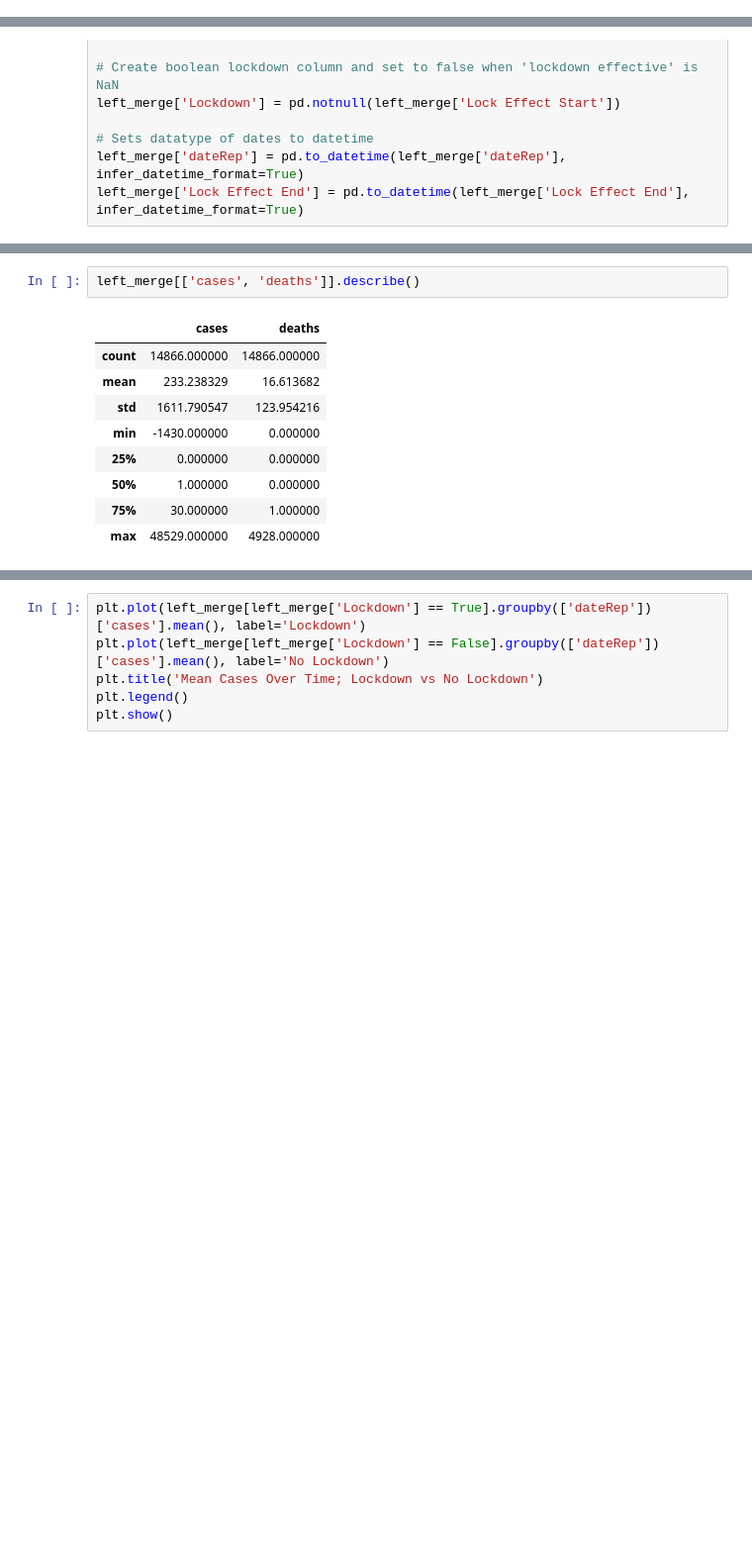
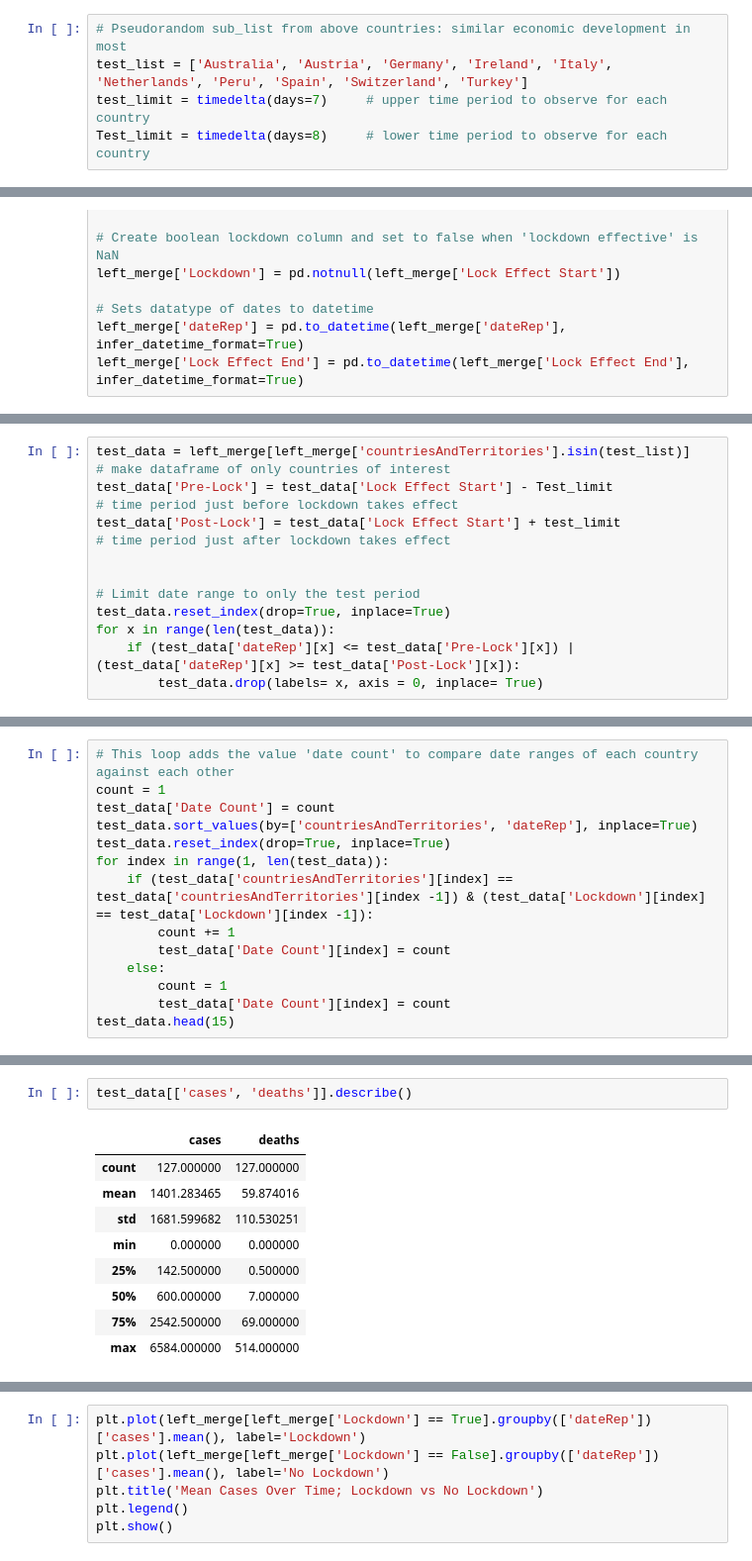
Before and after one commit to RPerron91/Lockdown-Efficacy, a Jupyter notebook: capstone1_notebook.ipynb, the cells around one changed output, grey strips where cells are left out. Shown: that part at 99% size. Cells and saved outputs as stored; diff of their text form; blank space fills up the shorter version.

```diff
--- a/capstone1_notebook.ipynb
+++ b/capstone1_notebook.ipynb
@@ -57,3 +82,8 @@ lock_data.head()
+# %%
+# Pseudorandom sub_list from above countries: similar economic development in most
+test_list = ['Australia', 'Austria', 'Germany', 'Ireland', 'Italy', 'Netherlands', 'Peru', 'Spain', 'Switzerland', 'Turkey']
+test_limit = timedelta(days=7)     # upper time period to observe for each country
+Test_limit = timedelta(days=8)     # lower time period to observe for each country
 # %%
 # Save Worldwide Covid data to dataframe
 cov_link = 'data/world_covid.csv'
@@ -107,3 +174,14 @@ left_merge.tail(50)
 | 14863 | Zimbabwe | 2020-03-23 | 0 | 0 | 14439018.0 | 2020-04-04 | 2020-05-07 | ... |
 | 14864 | Zimbabwe | 2020-03-22 | 1 | 0 | 14439018.0 | 2020-04-04 | 2020-05-07 | ... |
 | 14865 | Zimbabwe | 2020-03-21 | 1 | 0 | 14439018.0 | 2020-04-04 | 2020-05-07 | ... |
+# %%
+test_data = left_merge[left_merge['countriesAndTerritories'].isin(test_list)]    # make dataframe of only countries of interest
+test_data['Pre-Lock'] = test_data['Lock Effect Start'] - Test_limit              # time period just before lockdown takes effect
+test_data['Post-Lock'] = test_data['Lock Effect Start'] + test_limit             # time period just after lockdown takes effect
+
+
+# Limit date range to only the test period
+test_data.reset_index(drop=True, inplace=True)
+for x in range(len(test_data)):
+    if (test_data['dateRep'][x] <= test_data['Pre-Lock'][x]) | (test_data['dateRep'][x] >= test_data['Post-Lock'][x]):
+        test_data.drop(labels= x, axis = 0, inplace= True)
@@ -109,0 +203,14 @@ left_merge.tail(50)
+# %%
+# This loop adds the value 'date count' to compare date ranges of each country against each other
+count = 1
+test_data['Date Count'] = count
+test_data.sort_values(by=['countriesAndTerritories', 'dateRep'], inplace=True)
+test_data.reset_index(drop=True, inplace=True)
+for index in range(1, len(test_data)):
+    if (test_data['countriesAndTerritories'][index] == test_data['countriesAndTerritories'][index -1]) & (test_data['Lockdown'][index] == test_data['Lockdown'][index -1]):
+        count += 1
+        test_data['Date Count'][index] = count
+    else:
+        count = 1
+        test_data['Date Count'][index] = count
+test_data.head(15)
@@ -152,12 +303,12 @@ group_mean.head(15)
 # %%
-left_merge[['cases', 'deaths']].describe()
+test_data[['cases', 'deaths']].describe()
 # %% [output]
 |  | cases | deaths |
-| count | 14866.000000 | 14866.000000 |
-| mean | 233.238329 | 16.613682 |
-| std | 1611.790547 | 123.954216 |
-| min | -1430.000000 | 0.000000 |
-| 25% | 0.000000 | 0.000000 |
-| 50% | 1.000000 | 0.000000 |
-| 75% | 30.000000 | 1.000000 |
-| max | 48529.000000 | 4928.000000 |
+| count | 127.000000 | 127.000000 |
+| mean | 1401.283465 | 59.874016 |
+| std | 1681.599682 | 110.530251 |
+| min | 0.000000 | 0.000000 |
+| 25% | 142.500000 | 0.500000 |
+| 50% | 600.000000 | 7.000000 |
+| 75% | 2542.500000 | 69.000000 |
+| max | 6584.000000 | 514.000000 |
```
Also changed, not shown: parts of 17 cells of this notebook, 1 other file.
